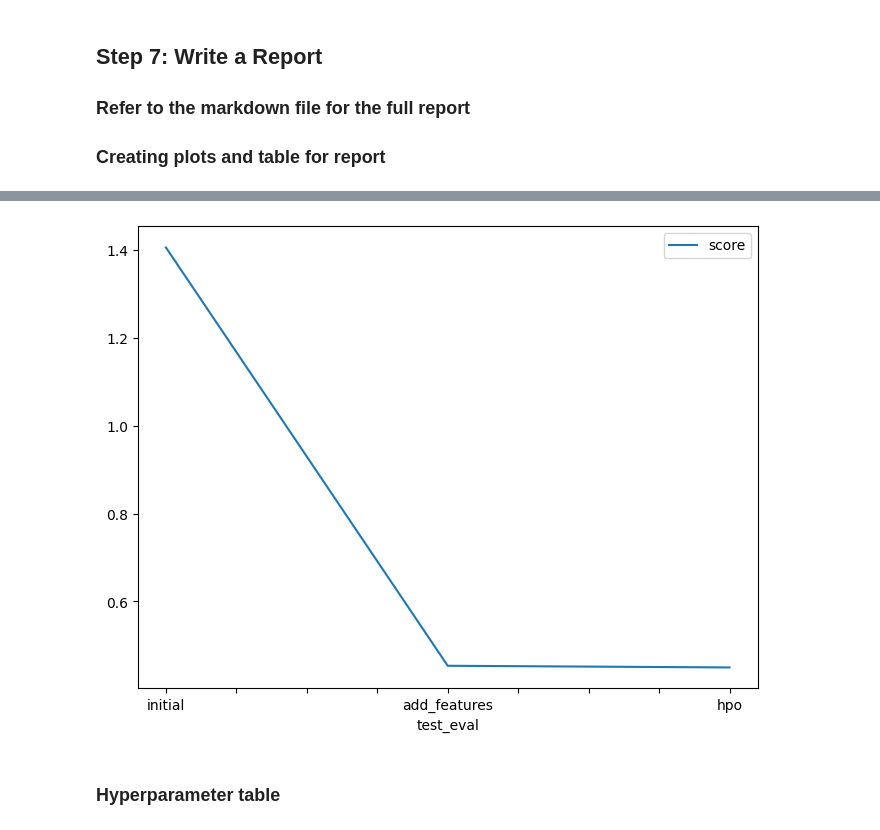
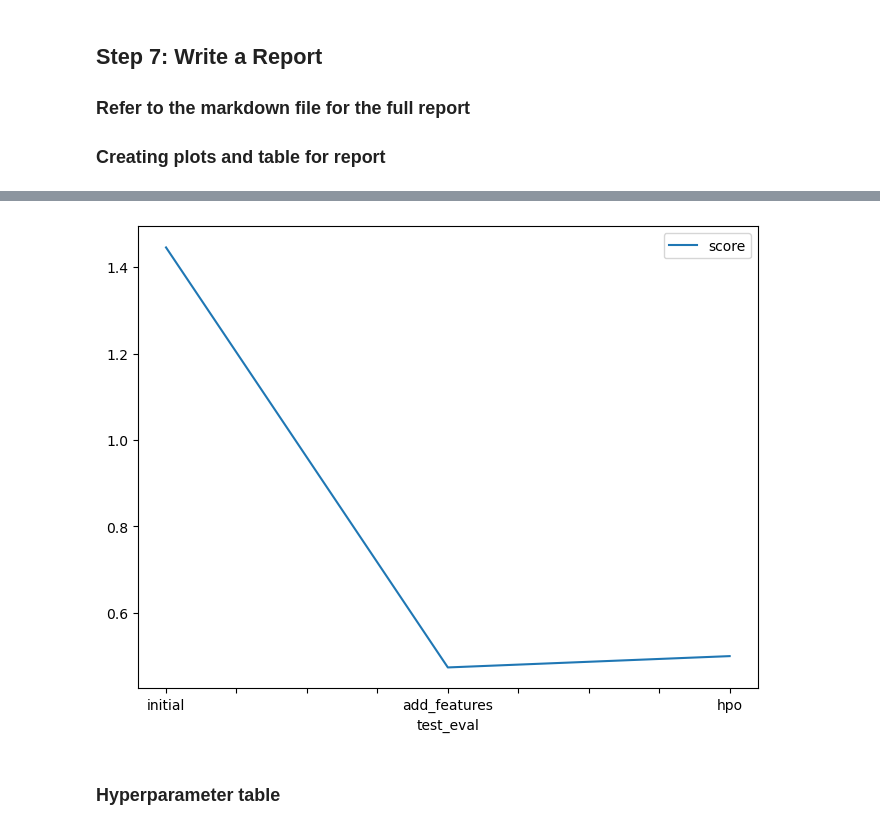
Before and after one commit to cjmunoz131/udacity-aws-ml-nanodegree, a Jupyter notebook: predict-bike-sharing-pjt/project-template.ipynb, the cells around one changed output, grey strips where cells are left out. Drawn from its saved outputs; the diff is of its cells as text; code cells hidden in the pictures.

```diff
--- a/predict-bike-sharing-pjt/project-template.ipynb
+++ b/predict-bike-sharing-pjt/project-template.ipynb
@@ -742,17 +835,17 @@ NameError: name 'predictor' is not defined
 # %%
 # Take the 3 kaggle scores and creating a line plot to show improvement
-initial_test_score = 1.405
-add_features_test_score = 0.4538
-hpo_test_score = 0.45
+initial_test_score = 1.4457
+add_features_test_score = 0.4738
+hpo_test_score = 0.50
 fig = pd.DataFrame(
     {
         "test_eval": ["initial", "add_features", "hpo"],
         "score": [initial_test_score, add_features_test_score, hpo_test_score]
     }
 ).plot(x="test_eval", y="score", figsize=(8, 6)).get_figure()
 fig.savefig('./img/model_test_score.png')
 # %% [output]
-[figure, old version]
+[figure, new version]
 # %% [markdown]
 ### Hyperparameter table
 # %%
```
Also changed, not shown: parts of 23 cells of this notebook, 3 other files.
